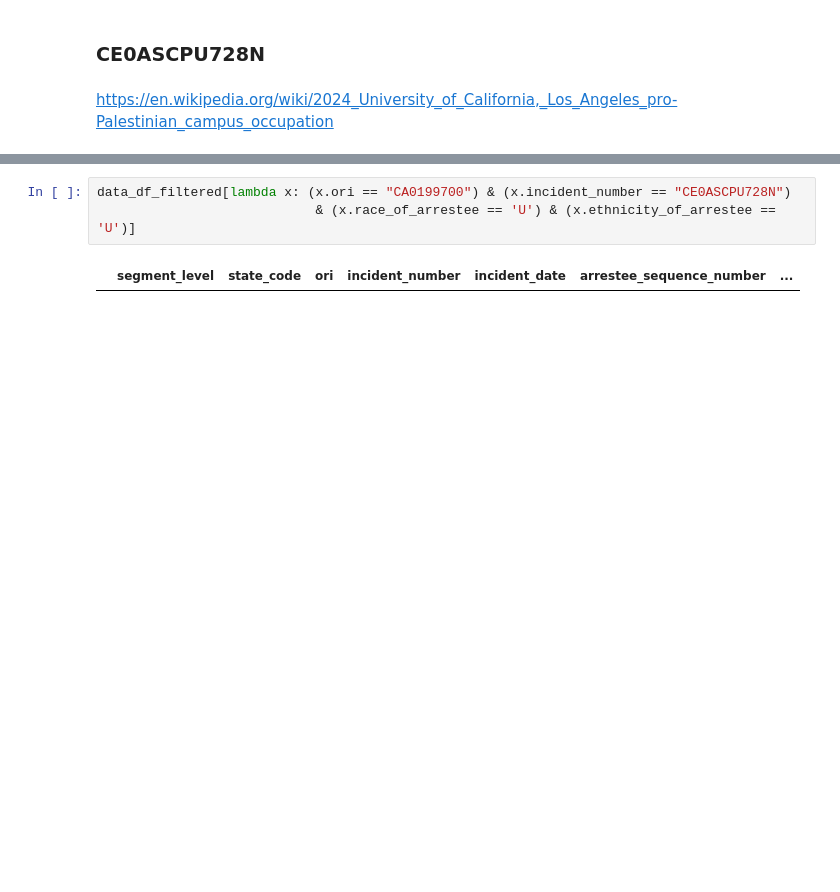
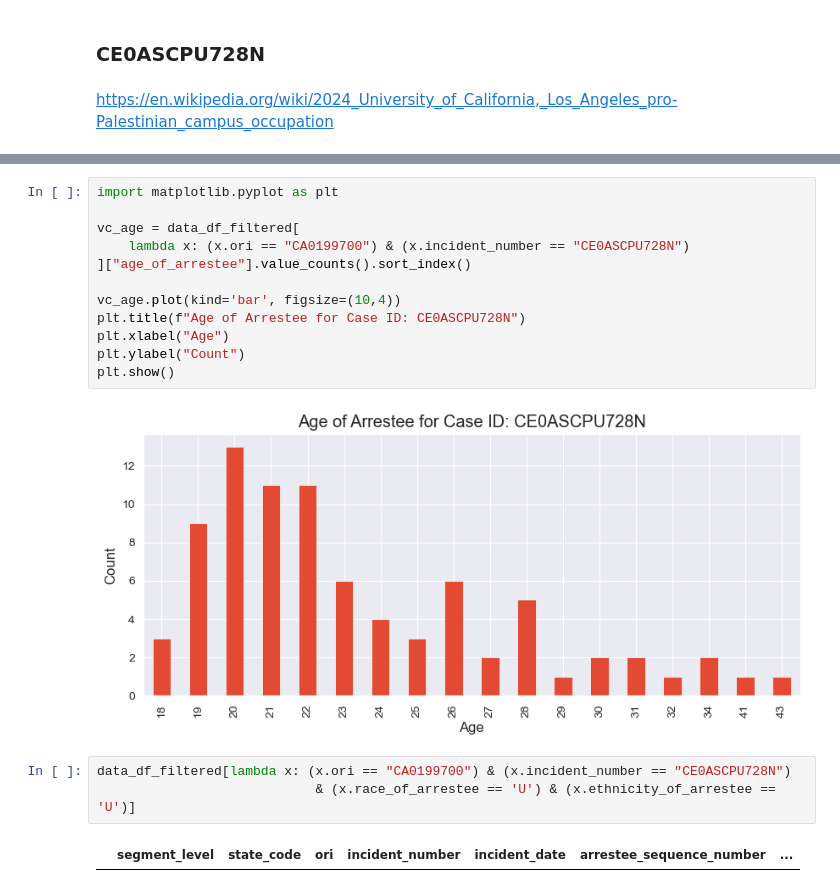
Before and after one commit to kzwang1729/UOFAnalysis, a Jupyter notebook: nibrs_eda.ipynb, the cells around one changed output, grey strips where cells are left out. Saved outputs shown, nothing was run; the diff lists cells and outputs as text; blank space fills up the shorter version.

```diff
--- a/nibrs_eda.ipynb
+++ b/nibrs_eda.ipynb
@@ -1110,3 +1145,17 @@ data_df_filtered[lambda x: (x.ori == "CA0199700") & (x.incident_number == "CE0AS
+# %%
+import matplotlib.pyplot as plt
+
+vc_age = data_df_filtered[
+    lambda x: (x.ori == "CA0199700") & (x.incident_number == "CE0ASCPU728N")
+]["age_of_arrestee"].value_counts().sort_index()
+
+vc_age.plot(kind='bar', figsize=(10,4))
+plt.title(f"Age of Arrestee for Case ID: CE0ASCPU728N")
+plt.xlabel("Age")
+plt.ylabel("Count")
+plt.show()
+# %% [output]
+[figure, added]
 # %%
 data_df_filtered[lambda x: (x.ori == "CA0199700") & (x.incident_number == "CE0ASCPU728N")
                             & (x.race_of_arrestee == 'U') & (x.ethnicity_of_arrestee == 'U')]
```
Also changed, not shown: parts of 5 cells of this notebook, 5 other files.
